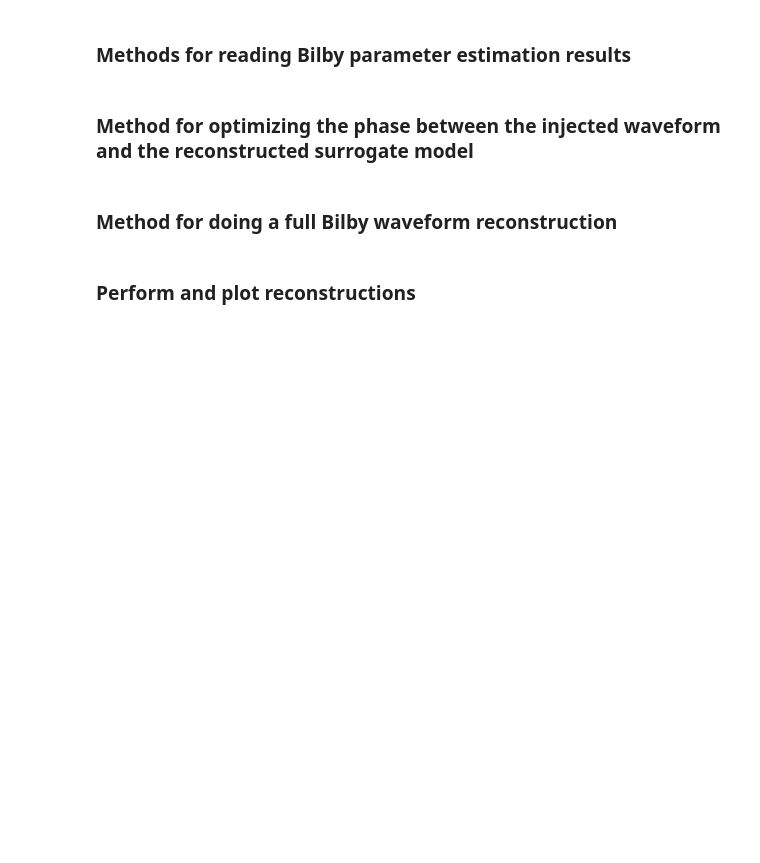
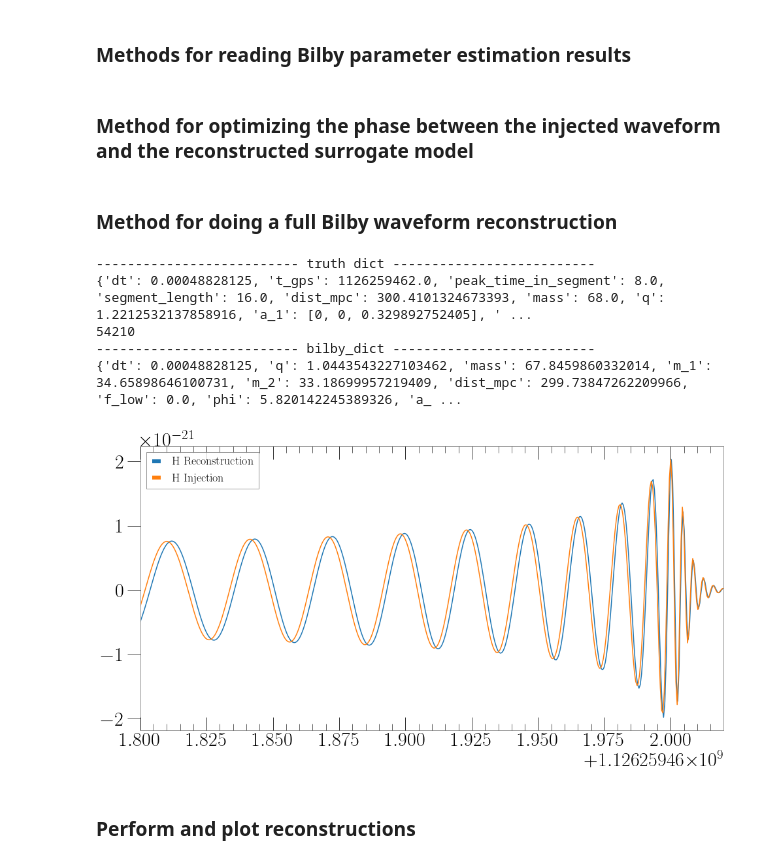
Before and after one commit to mariaokounkova/BeyondGRAnalysis, a Jupyter notebook: Reconstructions.ipynb, the cells around one changed output. Drawn from its saved outputs; the diff is of its cells as text; code cells hidden in the pictures; blank space fills up the shorter version.

```diff
--- a/Reconstructions.ipynb
+++ b/Reconstructions.ipynb
@@ -130,26 +130,22 @@ def GetBilbyParameters(p):
     """ Obtain max likelihood Bilby parameters given what the Bilby Slack said """
 
     result = bilby.core.result.read_in_result(p + "/outdir/fast_tutorial_result.json")
-    maxL_ind = np.argmax(result.posterior['log_likelihood'])
+    maxL_ind = np.argmax(np.array(result.posterior['log_likelihood']))
     maxL_point = result.posterior.iloc[maxL_ind]
-    maxP_ind = np.argmax(result.posterior['log_likelihood'] + result.posterior['log_prior'])
+    maxP_ind = np.argmax(np.array(result.posterior['log_likelihood'] + result.posterior['log_prior']))
     maxP_point = result.posterior.iloc[maxP_ind]
+    print(maxP_ind)
 
-    ## Should I do maxP or maxL
     return maxP_point
 
 def GetMultipleBilbyParameters(p, n_points):
-    """ Obtain max likelihood Bilby parameters given what the Bilby Slack said """
+    """ Obtain n_points max likelihood Bilby parameters """
 
     result = bilby.core.result.read_in_result(p + "/outdir/fast_tutorial_result.json")
-    result_points = []
-    N = len(result.posterior['log_likelihood'])
-    index_arr = np.linspace(int(0.1*N), N - 1, num = n_points, dtype = int)
-    print(N, index_arr)
+    values = np.array(result.posterior['log_likelihood'] + result.posterior['log_prior'])
 
-    for index in index_arr:
-        point = result.posterior.iloc[index]
-        result_points.append(point)
+    sorted_indices = (values.argsort()[::-1])[0:n_points]
+    result_points = [result.posterior.iloc[index] for index in sorted_indices]
 
     return result_points
 
@@ -185,7 +181,7 @@ def GetBilbyDict(BilbyRes):
 
     BilbyDict['ra'] = BilbyRes['ra']
     BilbyDict['dec'] = BilbyRes['dec']
-    BilbyDict['t_gps'] = BilbyRes['geocent_time'] ## MASHA This isn't technically correct here
+    BilbyDict['geocent_time'] = BilbyRes['geocent_time']
     BilbyDict['pol'] = BilbyRes['psi'] ## polarization (angle on the sky of the pericenter wrt to interferometer -- degenerate for circular orbits
 
     return BilbyDict
@@ -253,3 +230,32 @@ def BilbyReconstruction(p, timeH, strainH, timeL, strainL, truth_dict, optimize_
+# %%
+base_dir = '/home/maria.okounkova/BeyondGRAnalysis/BilbyPE/'
+p = base_dir + 'NoTilt_dCS_0p0_125'
+truth_dict = GetInjectedParameters(p)
+print('-------------------------- truth dict --------------------------')
+print(truth_dict)
+timeH, strainH, timeL, strainL = GetFramesData(p)
+
+timeH_bil, strainH_bil, timeL_bil, strainL_bil = BilbyReconstruction(p)
+
+plt.figure(figsize=(16, 8))
+plt.plot(timeH_bil, strainH_bil, label = 'H Reconstruction', lw = 1.5)
+plt.plot(timeH, strainH, label = 'H Injection', ls = '-', lw = 1.5)
+
+#plt.plot(timeL_bil, strainL_bil, label = 'L Reconstruction', lw = 1.5)
+#plt.plot(timeL, strainL, label = 'L Injection', ls = '-', lw = 1.5)
+
+t_gps = truth_dict['t_gps']
+plt.xlim(t_gps - 0.2, t_gps + 0.02)
+plt.legend()
+plt.grid()
+plt.show()
+# %% [output]
+-------------------------- truth dict --------------------------
+{'dt': 0.00048828125, 't_gps': 1126259462.0, 'peak_time_in_segment': 8.0, 'segment_length': 16.0, 'dist_mpc': 300.4101324673393, 'mass': 68.0, 'q': 1.2212532137858916, 'a_1': [0, 0, 0.329892752405], ' ...
+54210
+-------------------------- bilby_dict --------------------------
+{'dt': 0.00048828125, 'q': 1.0443543227103462, 'mass': 67.8459860332014, 'm_1': 34.65898646100731, 'm_2': 33.18699957219409, 'dist_mpc': 299.73847262209966, 'f_low': 0.0, 'phi': 5.820142245389326, 'a_ ...
+[figure, added]
 # %% [markdown]
 ### Perform and plot reconstructions
 # %%
```
Also changed, not shown: parts of 5 cells of this notebook.
